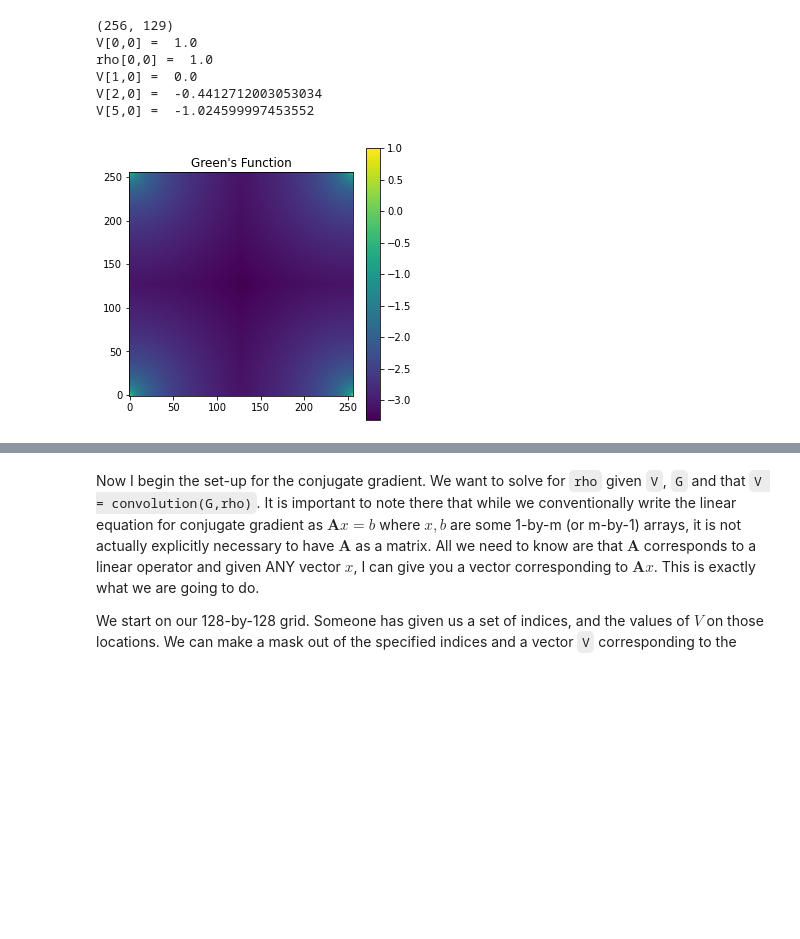
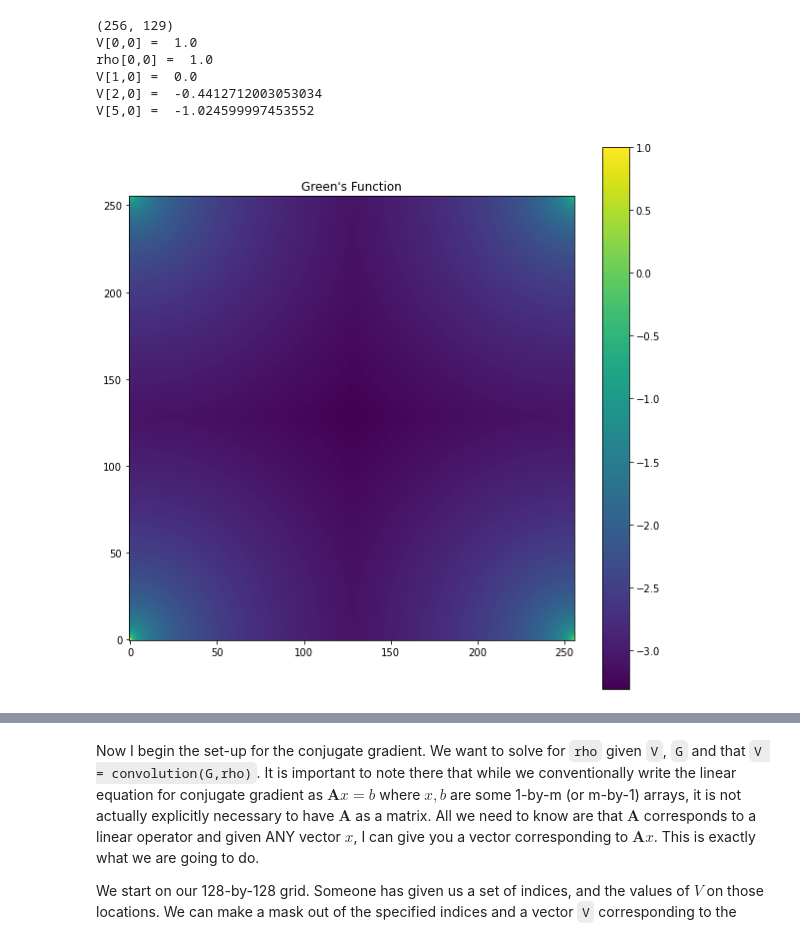
Before and after one commit to nittalas/phys512, a Jupyter notebook: Assignment 8/PHYS512-Assignment8.ipynb, the cells around one changed output, grey strips where cells are left out. Saved outputs shown, nothing was run; the diff lists cells and outputs as text; code cells hidden in the pictures; blank space fills up the shorter version.

```diff
--- a/Assignment 8/PHYS512-Assignment8.ipynb
+++ b/Assignment 8/PHYS512-Assignment8.ipynb
@@ -66,12 +66,12 @@ V[1,0] =  0.0
 V[2,0] =  -0.4412712003053034
 V[5,0] =  -1.024599997453552
 # %%
-plt.rcParams['figure.figsize'] = (5,5)
+plt.rcParams['figure.figsize'] = (10,10)
 plt.imshow(kernel, origin='lower')
 plt.colorbar()
 plt.title("Green's Function")
 plt.show()
 # %% [output]
-[figure, old version]
+[figure, new version]
 # %%
 plt.imshow(np.fft.fftshift(rho_inferred), origin='lower')
```
Also changed, not shown: parts of 5 cells of this notebook.
